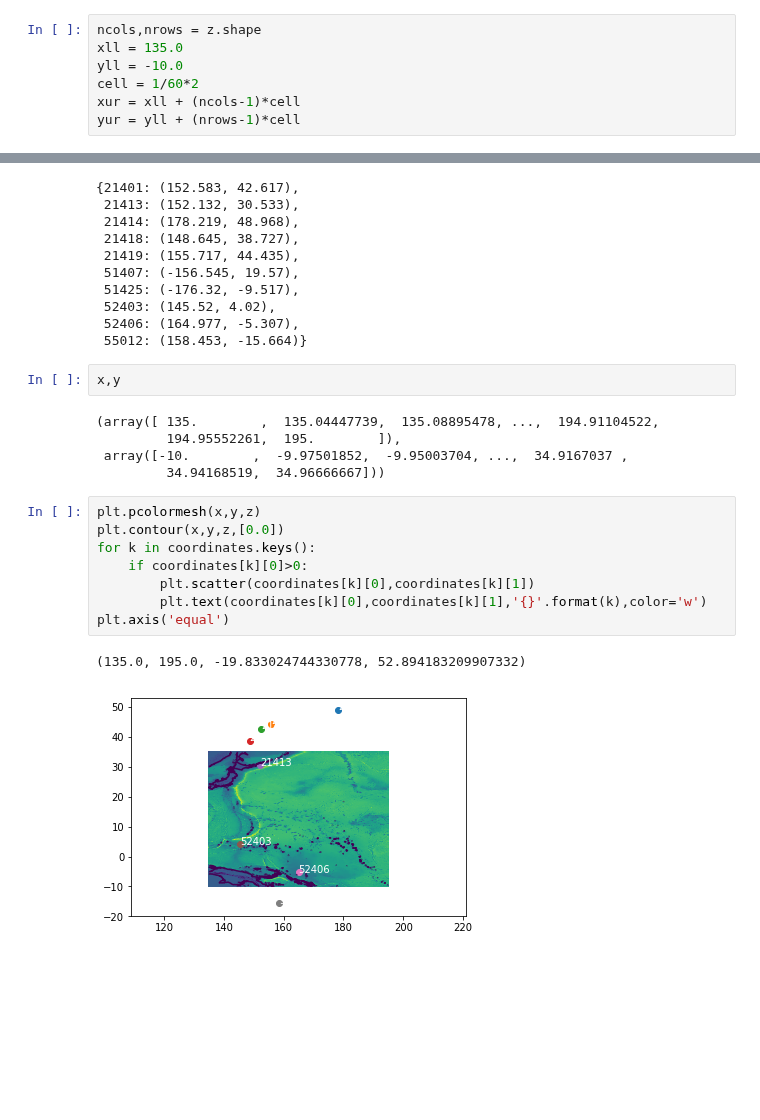
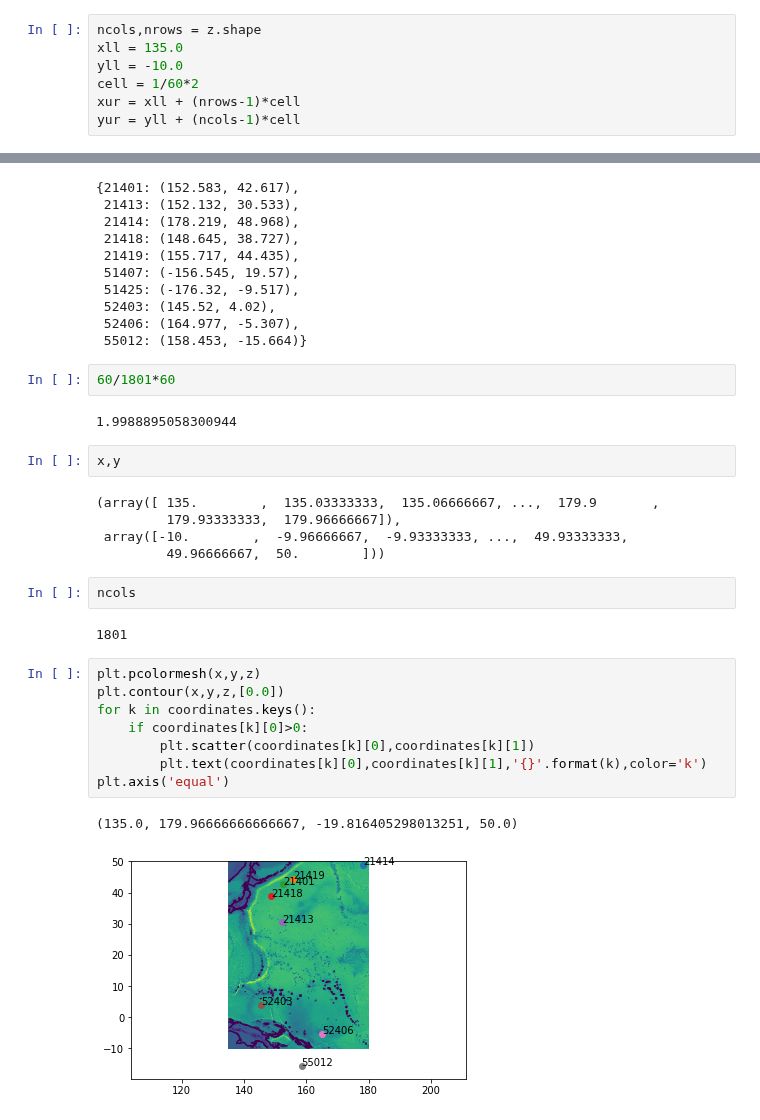
Before and after one commit to jgalazm/Nami, a Jupyter notebook: validation/04_tohoku2011/data/download_dart_buoys.ipynb, the cells around one changed output, grey strips where cells are left out. Drawn from its saved outputs; the diff is of its cells as text; blank space fills up the shorter version.

Commit message:
fix plot with location of dart buoys, #132

```diff
--- a/validation/04_tohoku2011/data/download_dart_buoys.ipynb
+++ b/validation/04_tohoku2011/data/download_dart_buoys.ipynb
@@ -100,8 +100,8 @@ ncols,nrows = z.shape
 xll = 135.0
 yll = -10.0
 cell = 1/60*2
-xur = xll + (ncols-1)*cell
-yur = yll + (nrows-1)*cell
+xur = xll + (nrows-1)*cell
+yur = yll + (ncols-1)*cell
 # %%
 x = np.linspace(xll,xur,nrows)
 y = np.linspace(yll,yur,ncols)
@@ -118,21 +118,29 @@ coordinates
  52403: (145.52, 4.02),
  52406: (164.977, -5.307),
  55012: (158.453, -15.664)}
+# %%
+60/1801*60
+# %% [output]
+1.9988895058300944
 # %%
 x,y
 # %% [output]
-(array([ 135.        ,  135.04447739,  135.08895478, ...,  194.91104522,
-         194.95552261,  195.        ]),
- array([-10.        ,  -9.97501852,  -9.95003704, ...,  34.9167037 ,
-         34.94168519,  34.96666667]))
+(array([ 135.        ,  135.03333333,  135.06666667, ...,  179.9       ,
+         179.93333333,  179.96666667]),
+ array([-10.        ,  -9.96666667,  -9.93333333, ...,  49.93333333,
+         49.96666667,  50.        ]))
+# %%
+ncols
+# %% [output]
+1801
 # %%
 plt.pcolormesh(x,y,z)
 plt.contour(x,y,z,[0.0])
 for k in coordinates.keys():
     if coordinates[k][0]>0:
         plt.scatter(coordinates[k][0],coordinates[k][1])
-        plt.text(coordinates[k][0],coordinates[k][1],'{}'.format(k),color='w')
+        plt.text(coordinates[k][0],coordinates[k][1],'{}'.format(k),color='k')
 plt.axis('equal')
 # %% [output]
-(135.0, 195.0, -19.833024744330778, 52.894183209907332)
+(135.0, 179.96666666666667, -19.816405298013251, 50.0)
-[figure, old version]
+[figure, new version]
```
